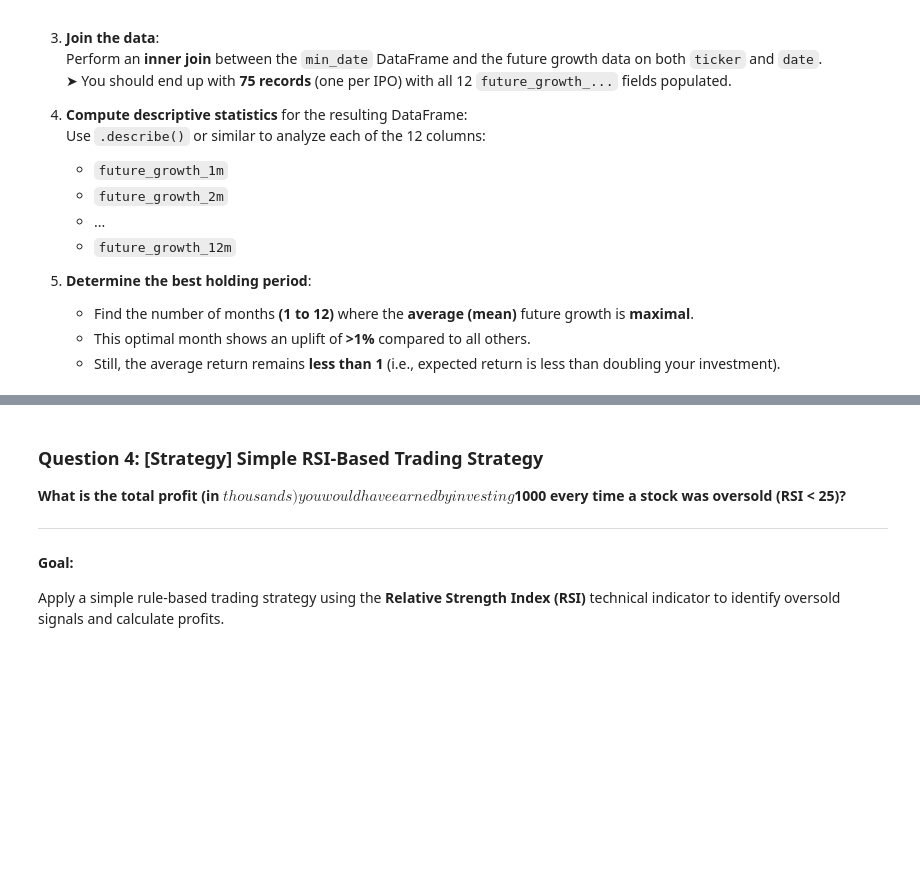
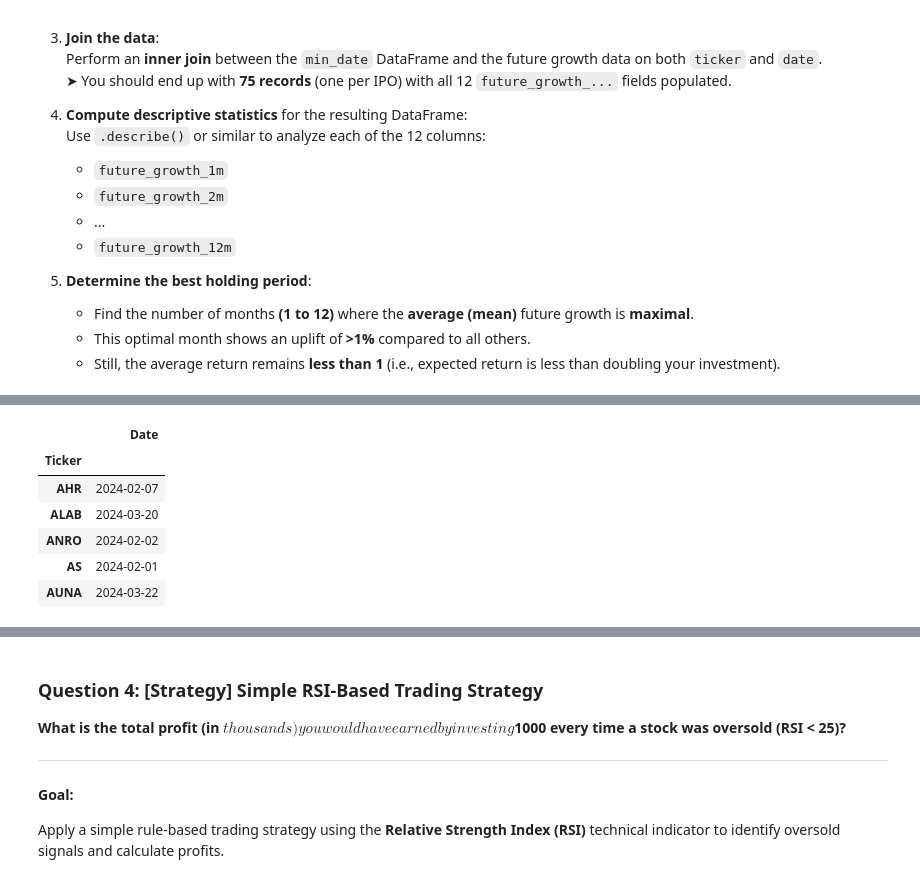
Before and after one commit to bodi-524/stock-markets-analytics-zoomcamp, a Jupyter notebook: 02-dataframe-analysis/homework-2.ipynb, the cells around one changed output, grey strips where cells are left out. Saved outputs shown, nothing was run; the diff lists cells and outputs as text; code cells hidden in the pictures; blank space fills up the shorter version.

```diff
--- a/02-dataframe-analysis/homework-2.ipynb
+++ b/02-dataframe-analysis/homework-2.ipynb
@@ -624,0 +625,13 @@ The optimal month for future growth is: future_growth_1m with an average growth
+# %%
+# Step 2: Determine the first trading day (min_date) for each ticker. Earliest date in the data for each stock.
+min_date = future_df.groupby('Ticker')['Date'].min()
+min_date_df = pd.DataFrame(min_date)
+min_date_df.head()
+# %% [output]
+|  | Date |
+| Ticker |  |
+| AHR | 2024-02-07 |
+| ALAB | 2024-03-20 |
+| ANRO | 2024-02-02 |
+| AS | 2024-02-01 |
+| AUNA | 2024-03-22 |
```
Also changed, not shown: parts of 18 cells of this notebook, 1 other file.
